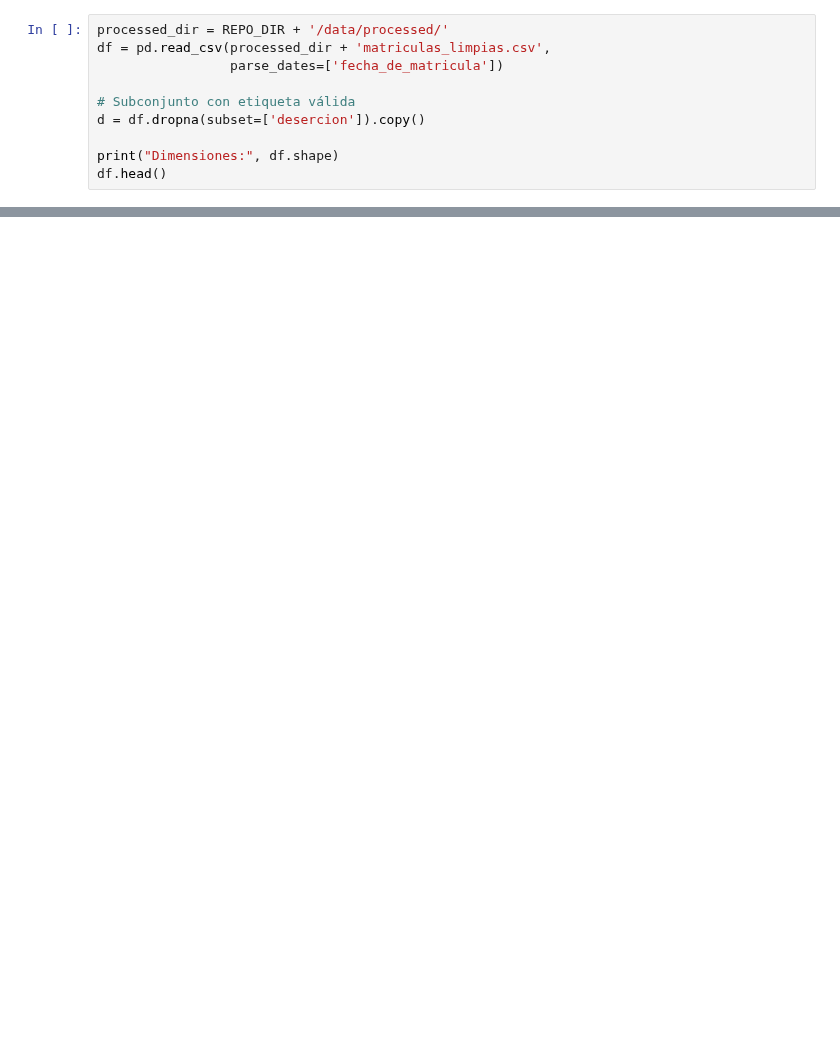
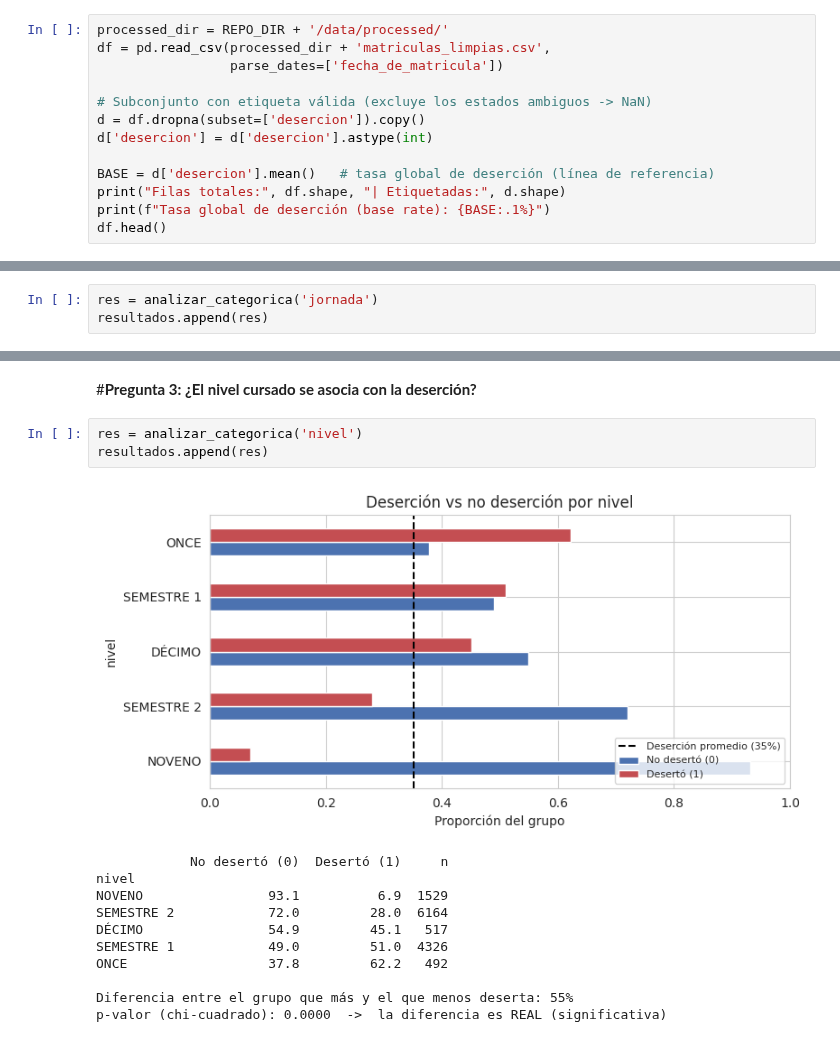
Before and after one commit to LuisBetancourt11/Proyecto_Ciencia_Datos, a Jupyter notebook: notebook/03_EDA.ipynb, the cells around one changed output, grey strips where cells are left out. Cells and saved outputs as stored; diff of their text form; blank space fills up the shorter version.

```diff
--- a/notebook/03_EDA.ipynb
+++ b/notebook/03_EDA.ipynb
@@ -40,9 +30,12 @@ processed_dir = REPO_DIR + '/data/processed/'
 df = pd.read_csv(processed_dir + 'matriculas_limpias.csv',
                  parse_dates=['fecha_de_matricula'])
 
-# Subconjunto con etiqueta válida
+# Subconjunto con etiqueta válida (excluye los estados ambiguos -> NaN)
 d = df.dropna(subset=['desercion']).copy()
+d['desercion'] = d['desercion'].astype(int)
 
-print("Dimensiones:", df.shape)
+BASE = d['desercion'].mean()   # tasa global de deserción (línea de referencia)
+print("Filas totales:", df.shape, "| Etiquetadas:", d.shape)
+print(f"Tasa global de deserción (base rate): {BASE:.1%}")
 df.head()
 # %% [output]
@@ -529,0 +150,3 @@ descartar como predictores.
+# %%
+res = analizar_categorica('jornada')
+resultados.append(res)
@@ -529,0 +166,17 @@ descartar como predictores.
+# %% [markdown]
+#**Pregunta 3: ¿El nivel cursado se asocia con la deserción?**
+# %%
+res = analizar_categorica('nivel')
+resultados.append(res)
+# %% [output]
+[figure, added]
+            No desertó (0)  Desertó (1)     n
+nivel
+NOVENO                93.1          6.9  1529
+SEMESTRE 2            72.0         28.0  6164
+DÉCIMO                54.9         45.1   517
+SEMESTRE 1            49.0         51.0  4326
+ONCE                  37.8         62.2   492
+
+Diferencia entre el grupo que más y el que menos deserta: 55%
+p-valor (chi-cuadrado): 0.0000  ->  la diferencia es REAL (significativa)
```
Also changed, not shown: parts of 89 cells of this notebook.
